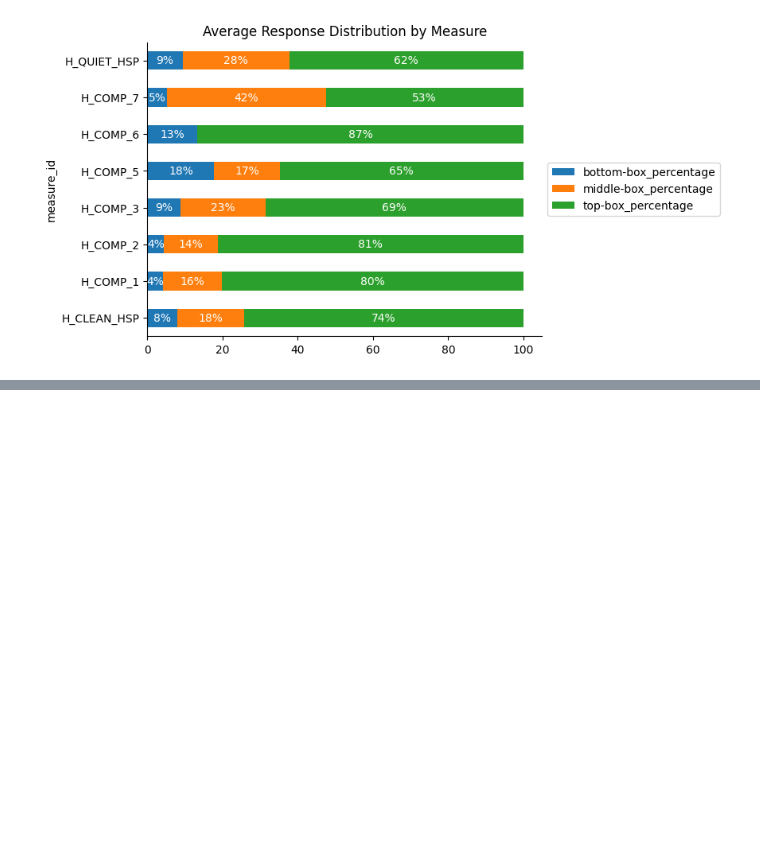
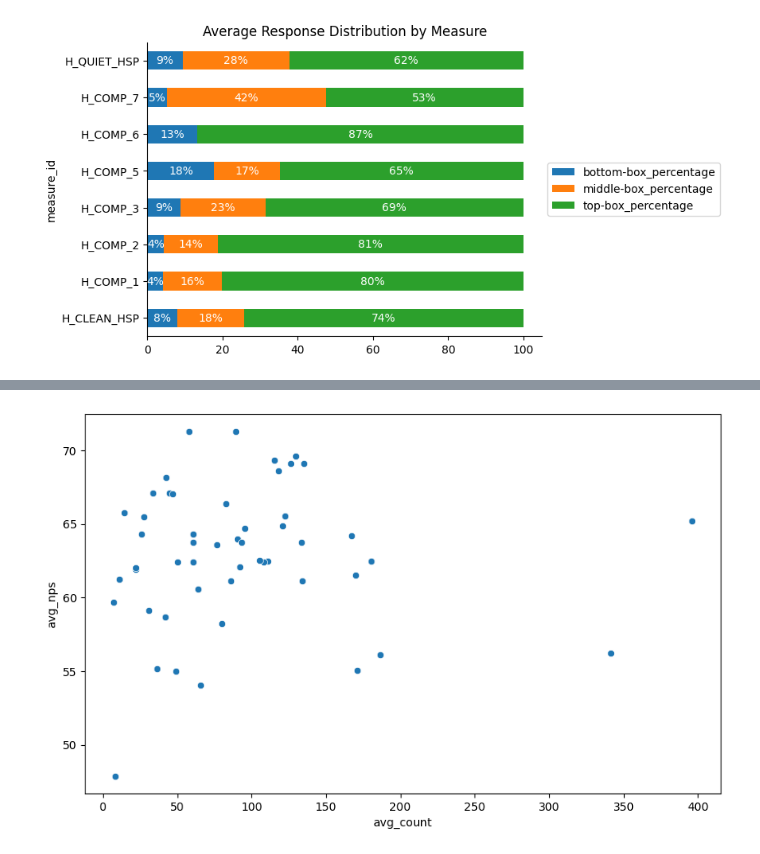
Before and after one commit to andyguo0228/maven_healthcare, a Jupyter notebook: maven_health.ipynb, the cells around one changed output, grey strips where cells are left out. Drawn from its saved outputs; the diff is of its cells as text; code cells hidden in the pictures; blank space fills up the shorter version.

```diff
--- a/maven_health.ipynb
+++ b/maven_health.ipynb
@@ -95,0 +234,7 @@ plt.show()
+# %%
+#
+state_results = pd.read_csv('data_tables/state_results.csv')
+# state_results = dataframes['state_results']
+state_results['Release Period'] = pd.to_datetime(state_results['Release Period'].str.lstrip('07_')).dt.year
+state_results.columns = state_results.columns.str.lower().str.replace(' ', '_')
+state_results
@@ -95,0 +255,16 @@ plt.show()
+# %%
+# Interpolate missing MD 2016 data
+# New dataframes for MD 2015 and 2017 data
+df = state_results.copy()
+md_2015 = df[(df.state == 'MD') & (df.release_period == 2015)]
+md_2017 = df[(df.state == 'MD') & (df.release_period == 2017)]
+
+# Interpolate 2016 data using average of 2015 and 2017 data
+md_inter = md_2015.copy()
+for col in ['bottom-box_percentage', 'middle-box_percentage', 'top-box_percentage']:
+    md_inter[col] = (md_2015[col].values + md_2017[col].values) / 2
+md_inter['release_period'] = md_inter['release_period'] + 1
+
+# Concatenate interpolated data with original dataframe
+state_results = pd.concat([state_results, md_inter], ignore_index=True)
+state_results
@@ -95,0 +285,5 @@ plt.show()
+# %%
+state_results['nps'] = state_results['top-box_percentage'] - state_results['bottom-box_percentage']
+state_nps = state_results.groupby(['release_period', 'state'])['nps'].mean().reset_index()
+state_nps_count = state_nps.merge(response_count, on=['release_period', 'state'], how='left')
+state_nps_count
@@ -95,0 +328,8 @@ plt.show()
+# %%
+state_df = state_nps_count.groupby(['state']).agg(avg_nps=('nps', 'mean'), avg_count=('count', 'mean')).reset_index().round(2)
+# %%
+plt.figure(figsize=(10, 6))
+ax = sns.scatterplot(state_df, x='avg_count', y='avg_nps')
+plt.show()
+# %% [output]
+[figure, added]
```
Also changed, not shown: parts of 17 cells of this notebook, 1 other file.
